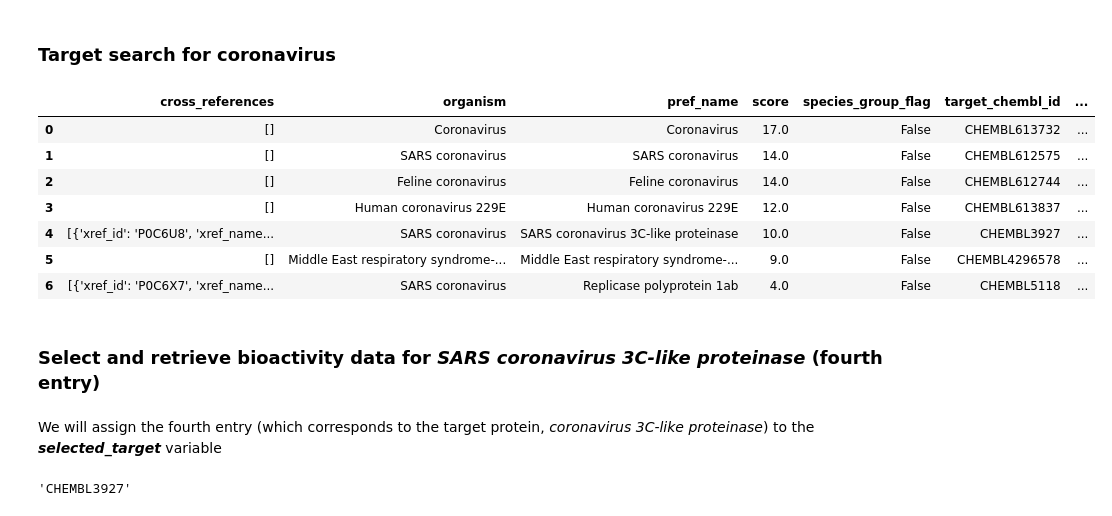
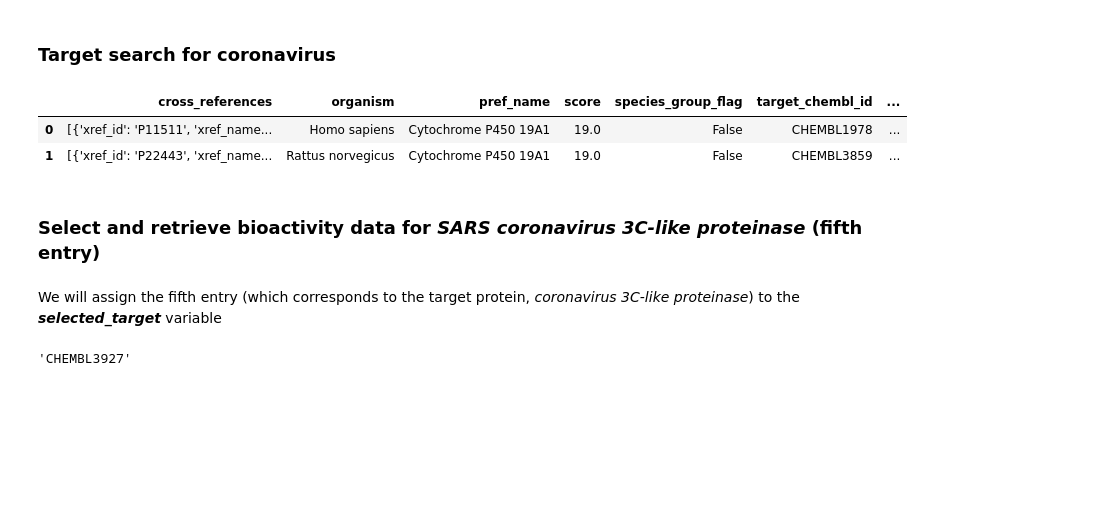
Before and after one commit to dataprofessor/code, a Jupyter notebook: python/CDD_ML_Part_1_bioactivity_data.ipynb, the cells around one changed output. Drawn from its saved outputs; the diff is of its cells as text; code cells hidden in the pictures; blank space fills up the shorter version.

```diff
--- a/python/CDD_ML_Part_1_bioactivity_data.ipynb
+++ b/python/CDD_ML_Part_1_bioactivity_data.ipynb
@@ -41,22 +50,17 @@ from chembl_webresource_client.new_client import new_client
 # %%
 # Target search for coronavirus
 target = new_client.target
-target_query = target.search('coronavirus')
+target_query = target.search('aromatase')
 targets = pd.DataFrame.from_dict(target_query)
 targets
 # %% [output]
 |  | cross_references | organism | pref_name | score | species_group_flag | target_chembl_id | ... |
-| 0 | [] | Coronavirus | Coronavirus | 17.0 | False | CHEMBL613732 | ... |
-| 1 | [] | SARS coronavirus | SARS coronavirus | 14.0 | False | CHEMBL612575 | ... |
-| 2 | [] | Feline coronavirus | Feline coronavirus | 14.0 | False | CHEMBL612744 | ... |
-| 3 | [] | Human coronavirus 229E | Human coronavirus 229E | 12.0 | False | CHEMBL613837 | ... |
-| 4 | [{'xref_id': 'P0C6U8', 'xref_name... | SARS coronavirus | SARS coronavirus 3C-like proteinase | 10.0 | False | CHEMBL3927 | ... |
-| 5 | [] | Middle East respiratory syndrome-... | Middle East respiratory syndrome-... | 9.0 | False | CHEMBL4296578 | ... |
-| 6 | [{'xref_id': 'P0C6X7', 'xref_name... | SARS coronavirus | Replicase polyprotein 1ab | 4.0 | False | CHEMBL5118 | ... |
+| 0 | [{'xref_id': 'P11511', 'xref_name... | Homo sapiens | Cytochrome P450 19A1 | 19.0 | False | CHEMBL1978 | ... |
+| 1 | [{'xref_id': 'P22443', 'xref_name... | Rattus norvegicus | Cytochrome P450 19A1 | 19.0 | False | CHEMBL3859 | ... |
 # %% [markdown]
-### **Select and retrieve bioactivity data for *SARS coronavirus 3C-like proteinase* (fourth entry)**
+### **Select and retrieve bioactivity data for *SARS coronavirus 3C-like proteinase* (fifth entry)**
 # %% [markdown]
-We will assign the fourth entry (which corresponds to the target protein, *coronavirus 3C-like proteinase*) to the ***selected_target*** variable
+We will assign the fifth entry (which corresponds to the target protein, *coronavirus 3C-like proteinase*) to the ***selected_target*** variable
 # %%
 selected_target = targets.target_chembl_id[4]
 selected_target
```
Also changed, not shown: parts of 17 cells of this notebook.
